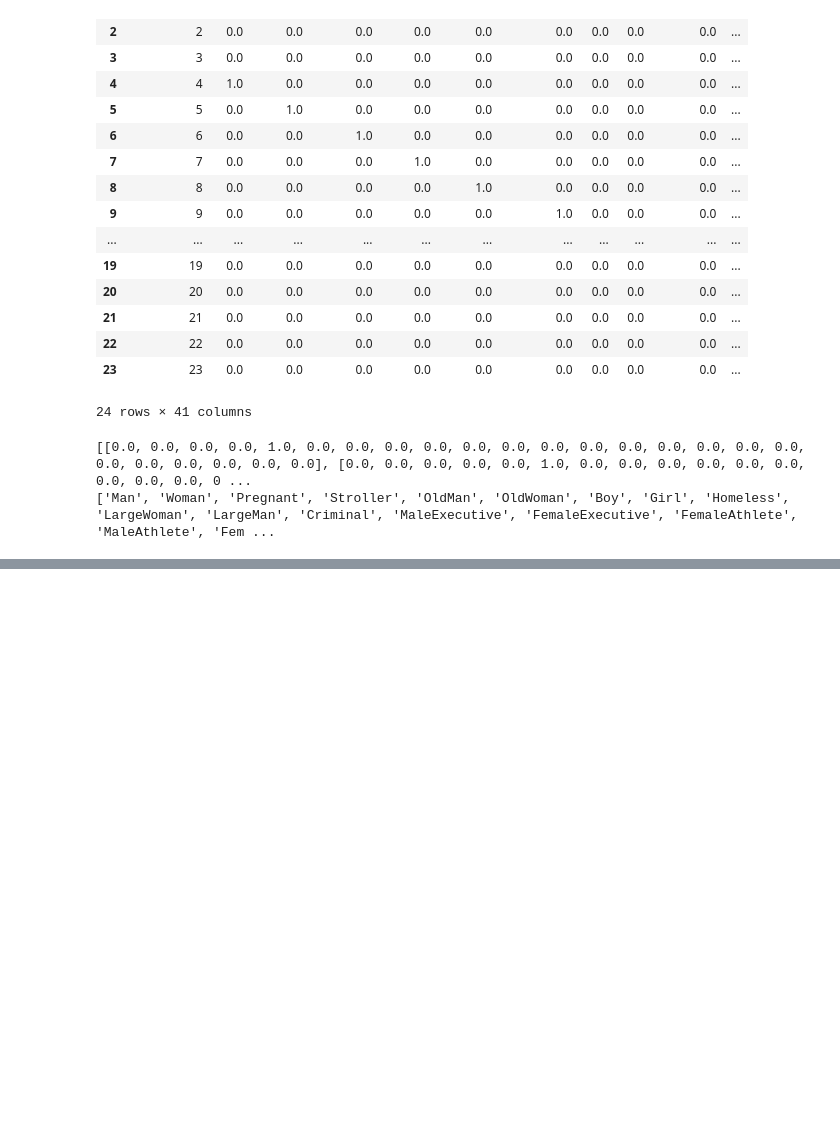
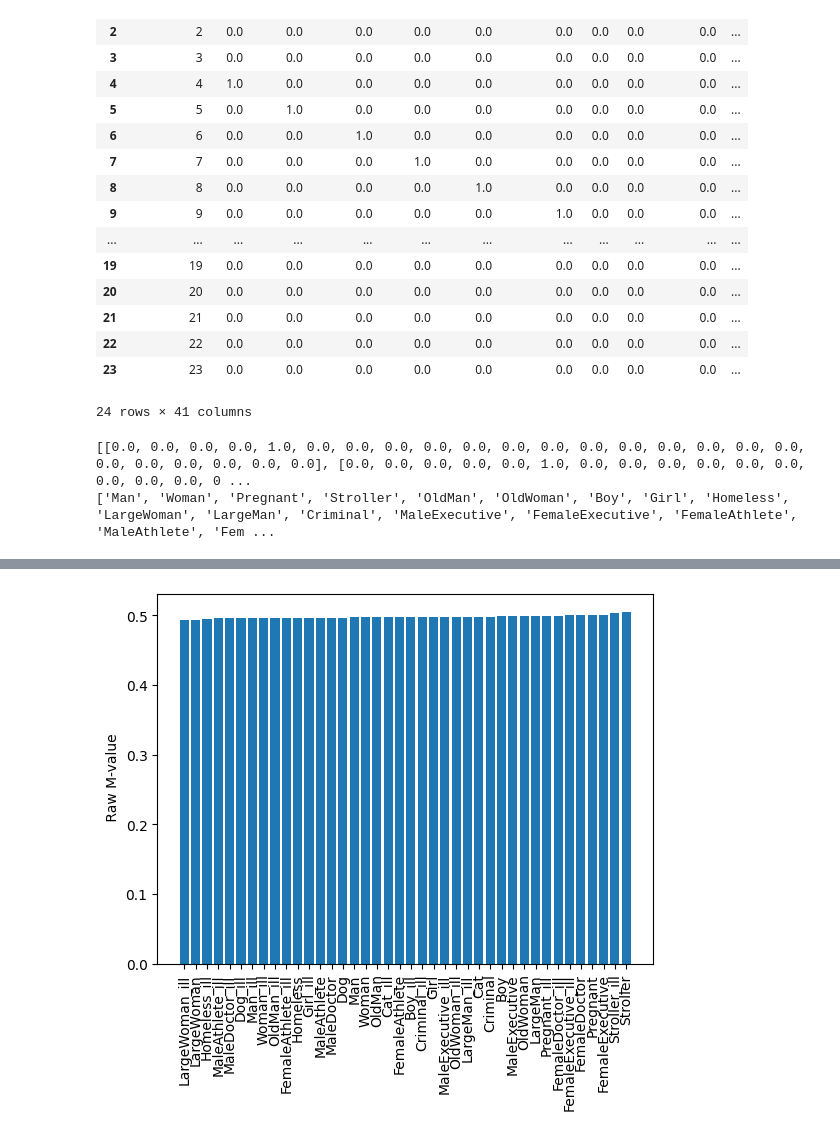
Before and after one commit to ezrarp/moral_machine, a Jupyter notebook: ColabNetwork.ipynb, the cells around one changed output, grey strips where cells are left out. Cells and saved outputs as stored; diff of their text form; code cells hidden in the pictures; blank space fills up the shorter version.

```diff
--- a/ColabNetwork.ipynb
+++ b/ColabNetwork.ipynb
@@ -152,0 +207,8 @@ print(ranks)
+# %%
+plt.bar(labels, x)
+plt.ylabel(' Raw M-value')
+
+plt.xticks(rotation=90)
+plt.show()
+# %% [output]
+[figure, added]
```
Also changed, not shown: parts of 10 cells of this notebook.
